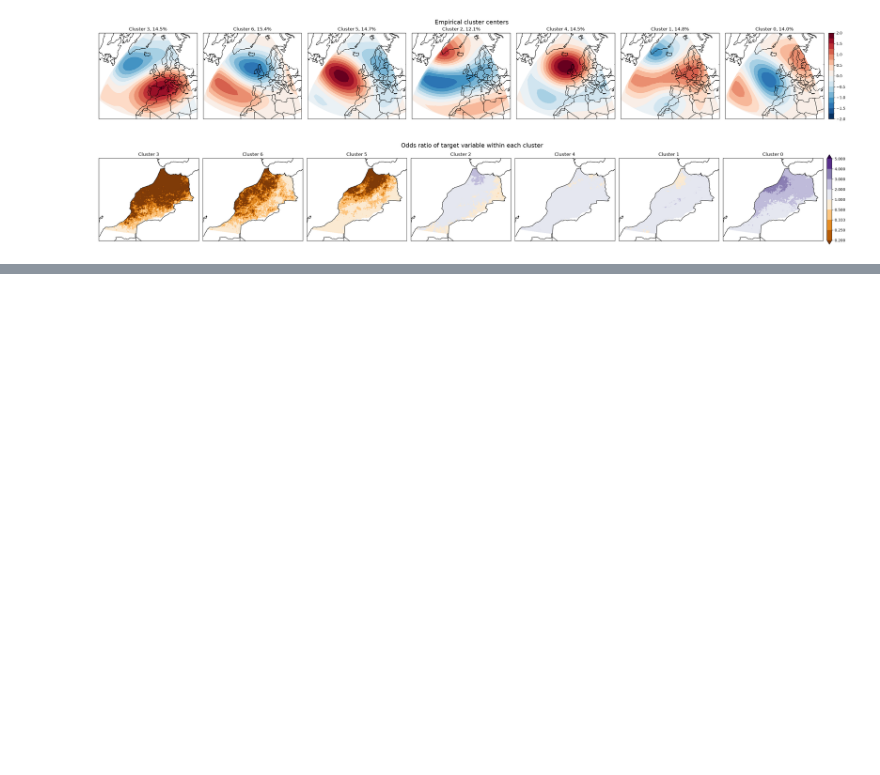
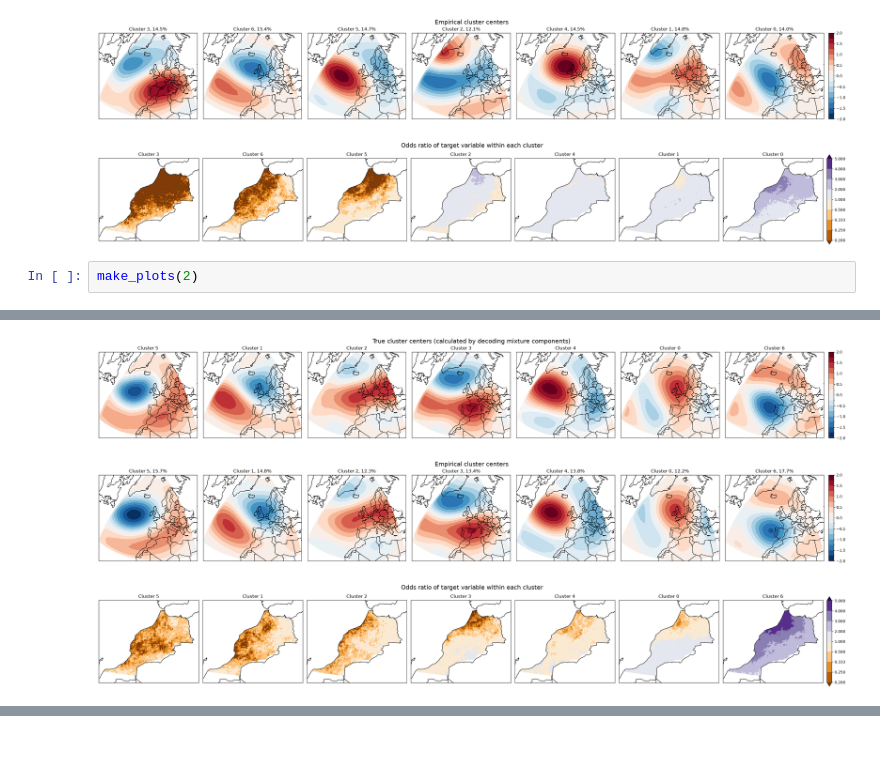
Before and after one commit to EmmaScharfmann/CodeForEarth, a Jupyter notebook: experiments/cmmvae.ipynb, the cells around one changed output, grey strips where cells are left out. Cells and saved outputs as stored; diff of their text form; blank space fills up the shorter version.

```diff
--- a/experiments/cmmvae.ipynb
+++ b/experiments/cmmvae.ipynb
@@ -169,3 +170,6 @@ make_plots(0)
 [figure]
 [figure]
 [figure]
+# %%
+make_plots(2)
+# %% [output]
@@ -171,0 +179,3 @@ make_plots(0)
+[figure, added]
+[figure, added]
+[figure, added]
```
Also changed, not shown: parts of 5 cells of this notebook, 4 other files.
